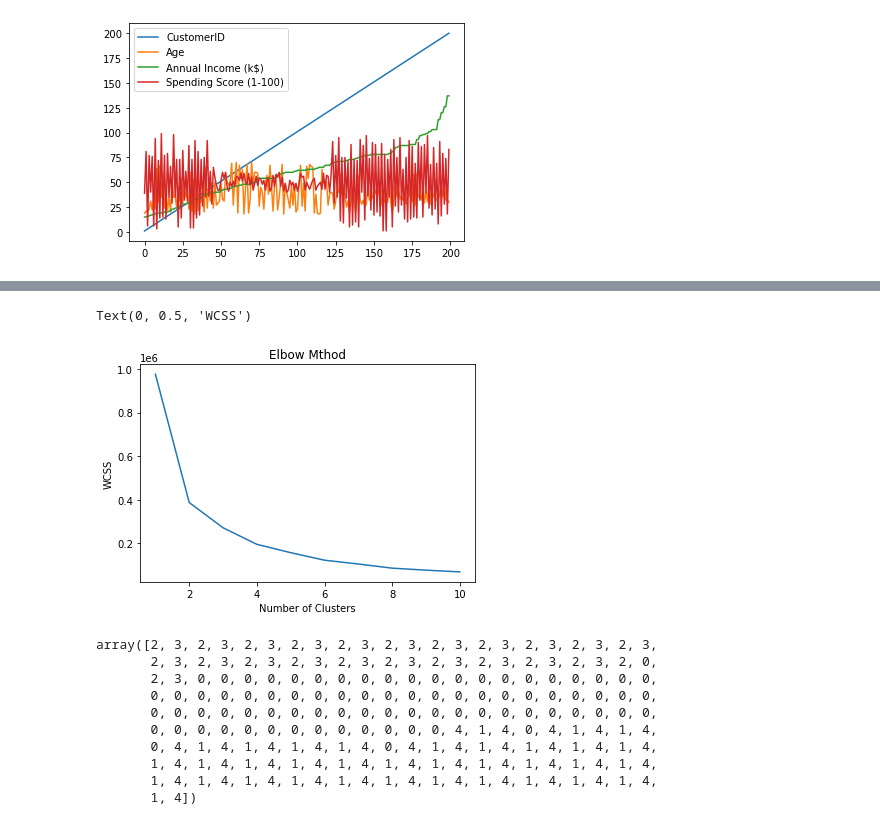
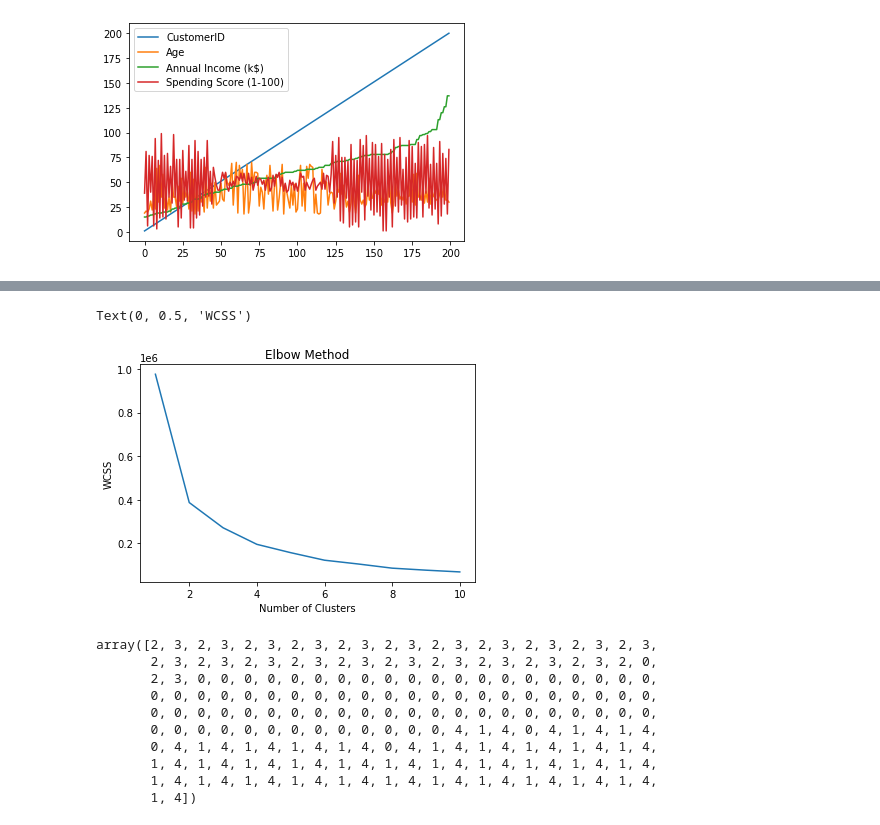
Before and after one commit to shwetasaini07/Customer-Segmentation, a Jupyter notebook: Mall Customer Segmentation Data.ipynb, the cells around one changed output, grey strips where cells are left out. Cells and saved outputs as stored; diff of their text form; code cells hidden in the pictures.

```diff
--- a/Mall Customer Segmentation Data.ipynb
+++ b/Mall Customer Segmentation Data.ipynb
@@ -58,17 +52,17 @@ df['Gender'] = le.fit_transform(df['Gender'])
 # %%
 from sklearn.cluster import KMeans
 wcss =[]
 for i in range(1,11):
   kmeans = KMeans(n_clusters = i, init = 'k-means++', random_state = 42)
   kmeans.fit(df)
   wcss.append(kmeans.inertia_)
 plt.plot(range(1,11), wcss)
-plt.title('Elbow Mthod')
+plt.title('Elbow Method')
 plt.xlabel('Number of Clusters')
 plt.ylabel('WCSS')
 # %% [output]
 Text(0, 0.5, 'WCSS')
-[figure, old version]
+[figure, new version]
 # %%
 kmeans = KMeans(n_clusters = 5, init = 'k-means++', random_state = 42) # we are taking 5 clusters i = 6
 Kmeans_pred = kmeans.fit_predict(x)
```
Also changed, not shown: parts of 1 cell of this notebook.
